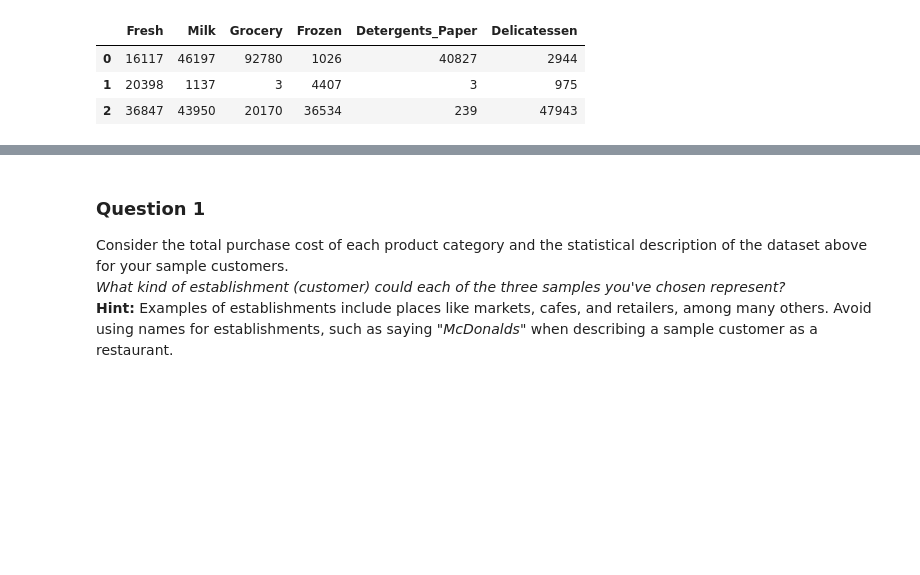
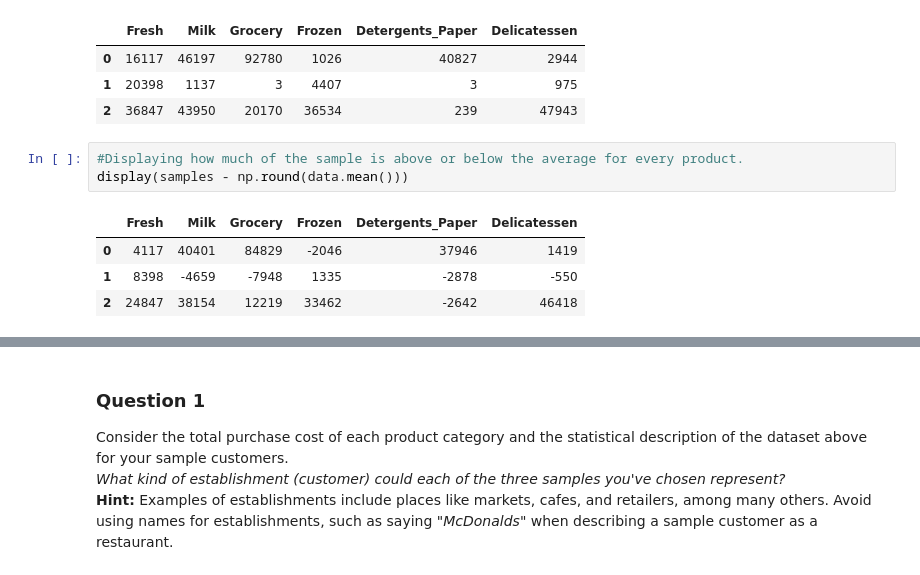
Before and after one commit to drschilling/Creating-Customers-Segments, a Jupyter notebook: customer_segments.ipynb, the cells around one changed output, grey strips where cells are left out. Drawn from its saved outputs; the diff is of its cells as text; blank space fills up the shorter version.

```diff
--- a/customer_segments.ipynb
+++ b/customer_segments.ipynb
@@ -70,3 +70,11 @@ Chosen samples of wholesale customers dataset:
 | 0 | 16117 | 46197 | 92780 | 1026 | 40827 | 2944 |
 | 1 | 20398 | 1137 | 3 | 4407 | 3 | 975 |
 | 2 | 36847 | 43950 | 20170 | 36534 | 239 | 47943 |
+# %%
+#Displaying how much of the sample is above or below the average for every product.
+display(samples - np.round(data.mean()))
+# %% [output]
+|  | Fresh | Milk | Grocery | Frozen | Detergents_Paper | Delicatessen |
+| 0 | 4117 | 40401 | 84829 | -2046 | 37946 | 1419 |
+| 1 | 8398 | -4659 | -7948 | 1335 | -2878 | -550 |
+| 2 | 24847 | 38154 | 12219 | 33462 | -2642 | 46418 |
```
Also changed, not shown: parts of 4 cells of this notebook, 1 other file.
